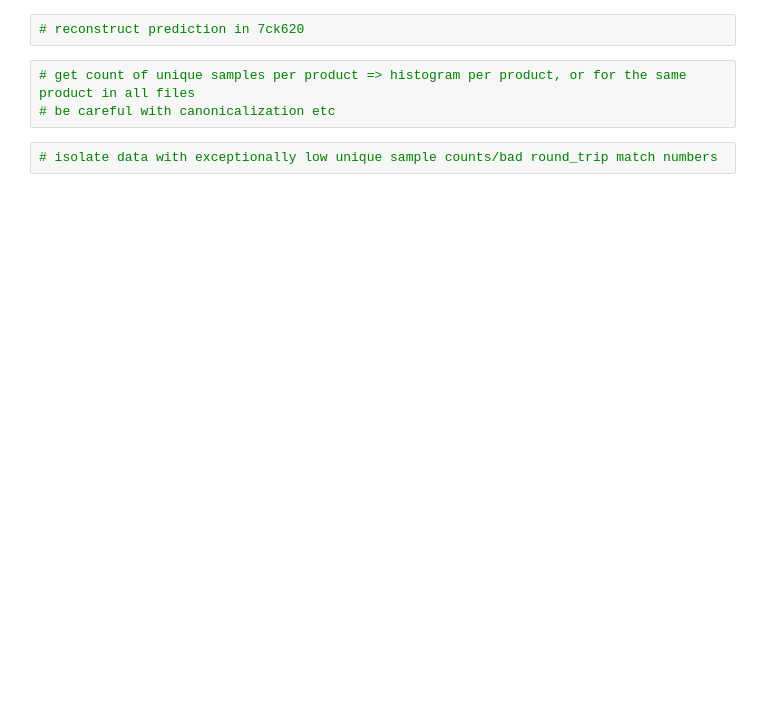
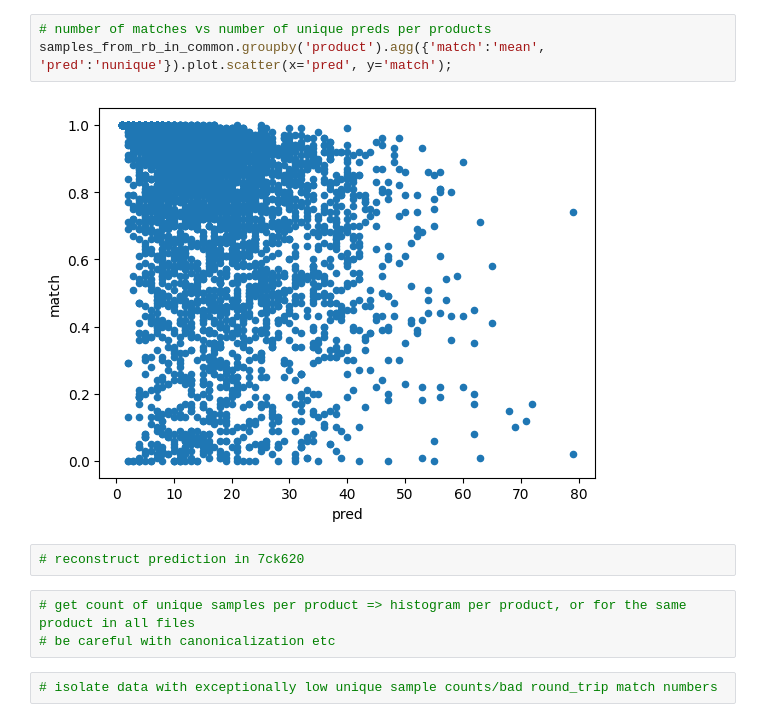
Before and after one commit to najwalb/MolecularTransformer, a Jupyter notebook: figuring_out_accuracy.ipynb, the cells around one changed output. Drawn from its saved outputs; the diff is of its cells as text; blank space fills up the shorter version.

```diff
--- a/figuring_out_accuracy.ipynb
+++ b/figuring_out_accuracy.ipynb
@@ -109,3 +636,8 @@ common_pred.shape
+# %%
+# number of matches vs number of unique preds per products
+samples_from_rb_in_common.groupby('product').agg({'match':'mean', 'pred':'nunique'}).plot.scatter(x='pred', y='match');
+# %% [output]
+[figure, added]
 # %%
 # reconstruct prediction in 7ck620
 # %%
```
Also changed, not shown: parts of 88 cells of this notebook, 4 other files.
